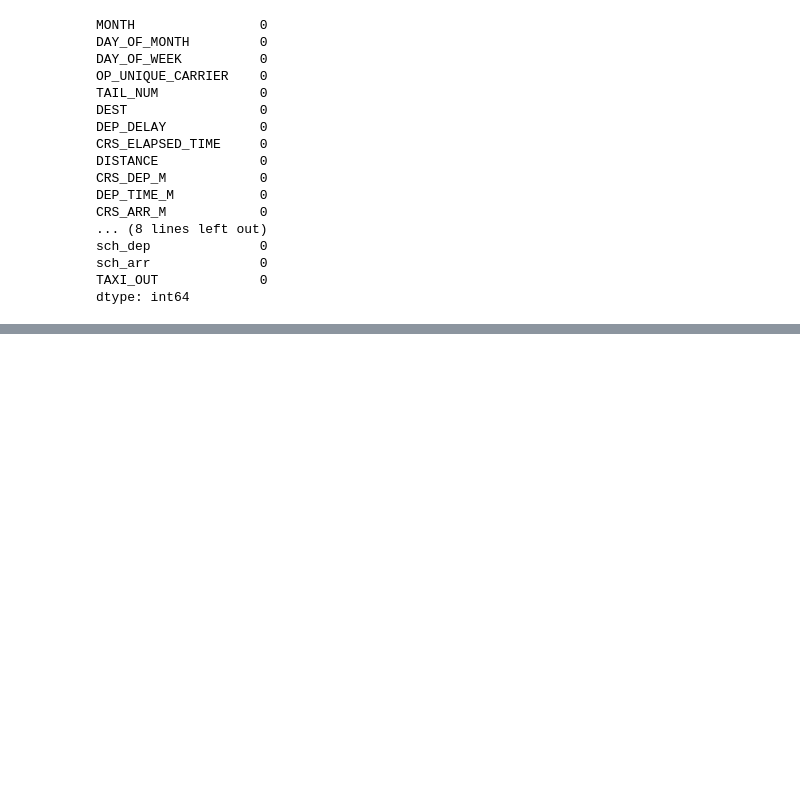
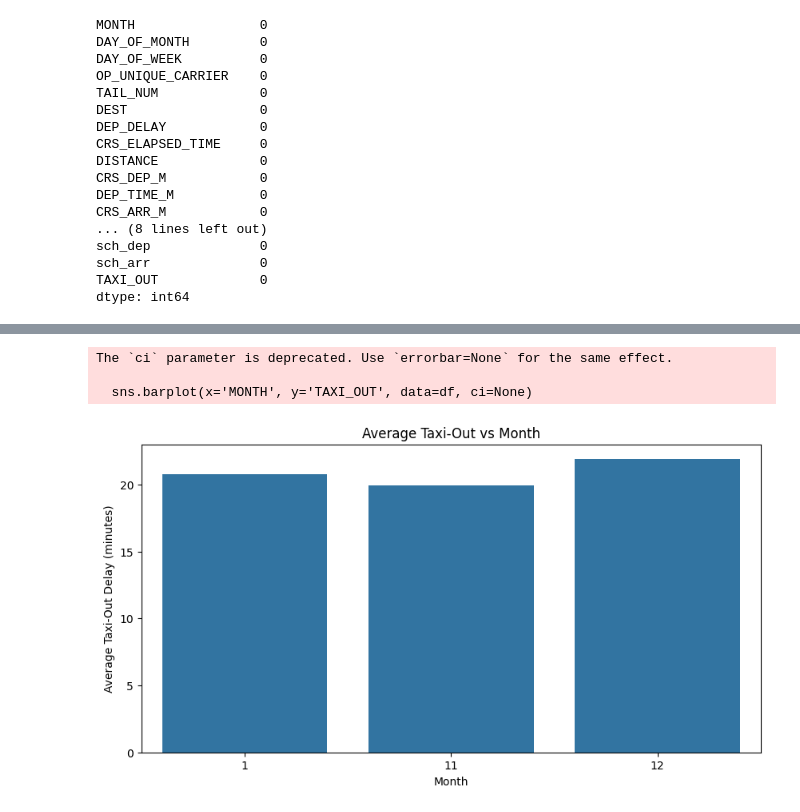
Before and after one commit to Alexandre-Duval/Assignment6, a Jupyter notebook: analysis.ipynb, the cells around one changed output, grey strips where cells are left out. Cells and saved outputs as stored; diff of their text form; code cells hidden in the pictures; blank space fills up the shorter version.

```diff
--- a/analysis.ipynb
+++ b/analysis.ipynb
@@ -119,0 +118,12 @@ df.describe()
+# %%
+plt.figure(figsize=(10, 5))
+sns.barplot(x='MONTH', y='TAXI_OUT', data=df, ci=None)
+plt.title('Average Taxi-Out vs Month')
+plt.xlabel('Month')
+plt.ylabel('Average Taxi-Out Delay (minutes)')
+plt.show()
+# %% [output]
+The `ci` parameter is deprecated. Use `errorbar=None` for the same effect.
+
+  sns.barplot(x='MONTH', y='TAXI_OUT', data=df, ci=None)
+[figure, added]
```
Also changed, not shown: parts of 24 cells of this notebook.
